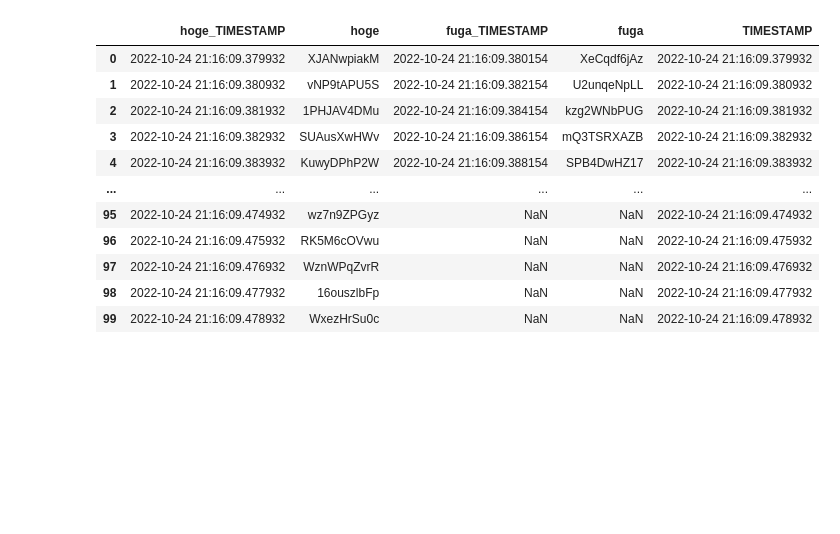
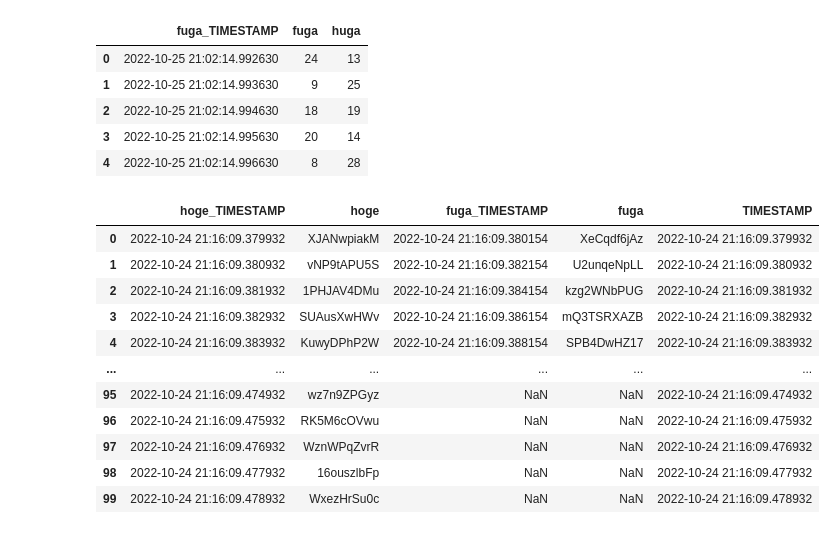
Before and after one commit to touka-aoi/electron-study, a Jupyter notebook: testCode/pdChange.ipynb, the cells around one changed output. Saved outputs shown, nothing was run; the diff lists cells and outputs as text; code cells hidden in the pictures; blank space fills up the shorter version.

```diff
--- a/testCode/pdChange.ipynb
+++ b/testCode/pdChange.ipynb
@@ -22,3 +30,4 @@ dataList
 # %%
-dataList2 = pd.util.testing.rands_array(10, 50)
+#dataList2 = pd.util.testing.rands_array(10, 50)
+dataList2 = np.random.randint(5,30,size=100)
 dataList2
@@ -68,3 +82,18 @@ ans = pd.concat([df1, df2], axis=1)
+# %%
+df3 = pd.DataFrame({'fuga_TIMESTAMP': timeList,
+                   'fuga': dataList,
+                   "huga": dataList2
+                  })
+# %%
+ans = df3
+ans.head()
+# %% [output]
+|  | fuga_TIMESTAMP | fuga | huga |
+| 0 | 2022-10-25 21:02:14.992630 | 24 | 13 |
+| 1 | 2022-10-25 21:02:14.993630 | 9 | 25 |
+| 2 | 2022-10-25 21:02:14.994630 | 18 | 19 |
+| 3 | 2022-10-25 21:02:14.995630 | 20 | 14 |
+| 4 | 2022-10-25 21:02:14.996630 | 8 | 28 |
 # %%
 ans.to_csv("dummy.csv")
 # %%
```
Also changed, not shown: parts of 18 cells of this notebook, 7 other files.
